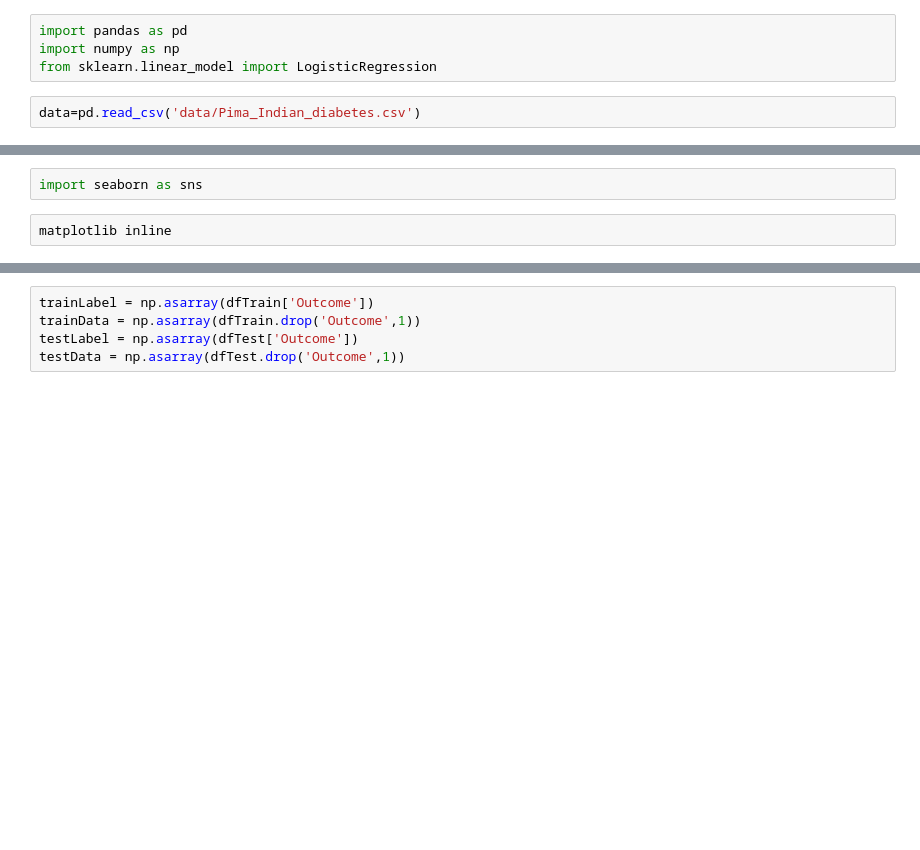
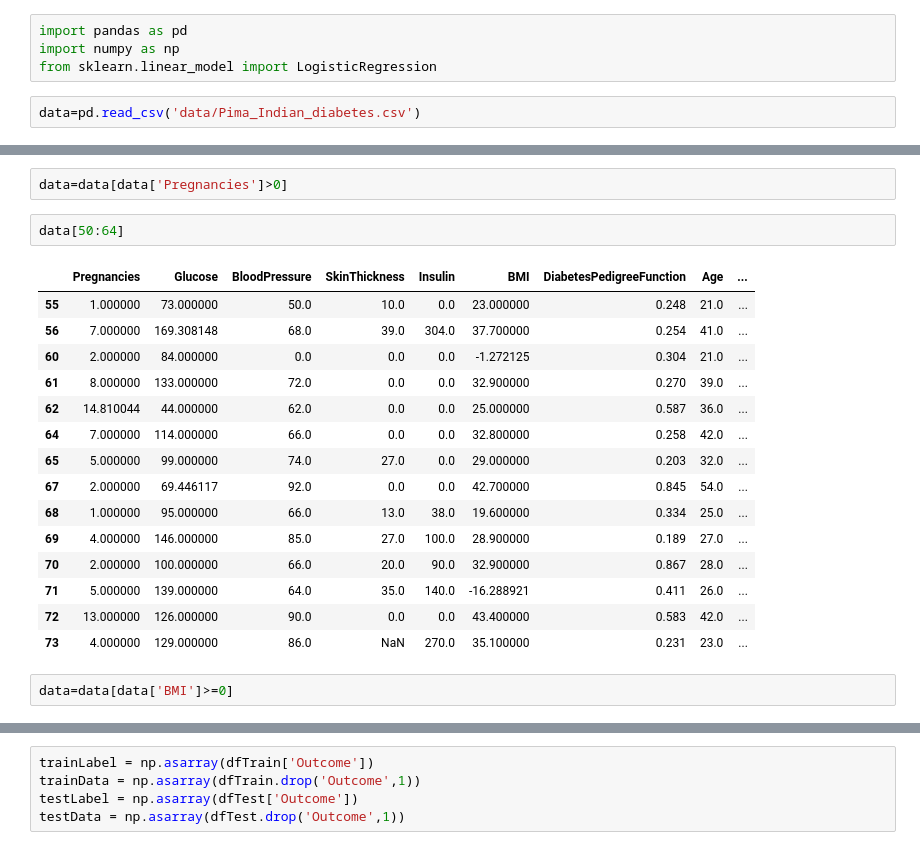
Before and after one commit to mradul2601/ML_Diab, a Jupyter notebook: Untitled.ipynb, the cells around one changed output, grey strips where cells are left out. Drawn from its saved outputs; the diff is of its cells as text; blank space fills up the shorter version.

```diff
--- a/Untitled.ipynb
+++ b/Untitled.ipynb
@@ -22,5 +27,23 @@ data
 768 rows × 9 columns
-# %%
-import seaborn as sns
-# %%
-matplotlib inline
+# %%
+data=data[data['Pregnancies']>0]
+# %%
+data[50:64]
+# %% [output]
+|  | Pregnancies | Glucose | BloodPressure | SkinThickness | Insulin | BMI | DiabetesPedigreeFunction | Age | ... |
+| 55 | 1.000000 | 73.000000 | 50.0 | 10.0 | 0.0 | 23.000000 | 0.248 | 21.0 | ... |
+| 56 | 7.000000 | 169.308148 | 68.0 | 39.0 | 304.0 | 37.700000 | 0.254 | 41.0 | ... |
+| 60 | 2.000000 | 84.000000 | 0.0 | 0.0 | 0.0 | -1.272125 | 0.304 | 21.0 | ... |
+| 61 | 8.000000 | 133.000000 | 72.0 | 0.0 | 0.0 | 32.900000 | 0.270 | 39.0 | ... |
+| 62 | 14.810044 | 44.000000 | 62.0 | 0.0 | 0.0 | 25.000000 | 0.587 | 36.0 | ... |
+| 64 | 7.000000 | 114.000000 | 66.0 | 0.0 | 0.0 | 32.800000 | 0.258 | 42.0 | ... |
+| 65 | 5.000000 | 99.000000 | 74.0 | 27.0 | 0.0 | 29.000000 | 0.203 | 32.0 | ... |
+| 67 | 2.000000 | 69.446117 | 92.0 | 0.0 | 0.0 | 42.700000 | 0.845 | 54.0 | ... |
+| 68 | 1.000000 | 95.000000 | 66.0 | 13.0 | 38.0 | 19.600000 | 0.334 | 25.0 | ... |
+| 69 | 4.000000 | 146.000000 | 85.0 | 27.0 | 100.0 | 28.900000 | 0.189 | 27.0 | ... |
+| 70 | 2.000000 | 100.000000 | 66.0 | 20.0 | 90.0 | 32.900000 | 0.867 | 28.0 | ... |
+| 71 | 5.000000 | 139.000000 | 64.0 | 35.0 | 140.0 | -16.288921 | 0.411 | 26.0 | ... |
+| 72 | 13.000000 | 126.000000 | 90.0 | 0.0 | 0.0 | 43.400000 | 0.583 | 42.0 | ... |
+| 73 | 4.000000 | 129.000000 | 86.0 | NaN | 270.0 | 35.100000 | 0.231 | 23.0 | ... |
+# %%
+data=data[data['BMI']>=0]
```
Also changed, not shown: parts of 32 cells of this notebook.
